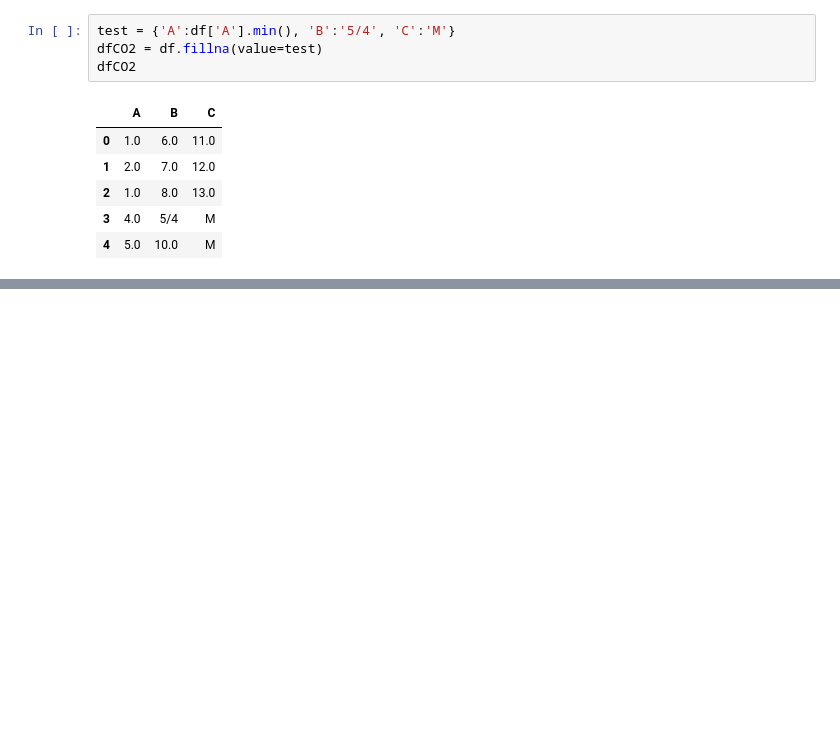
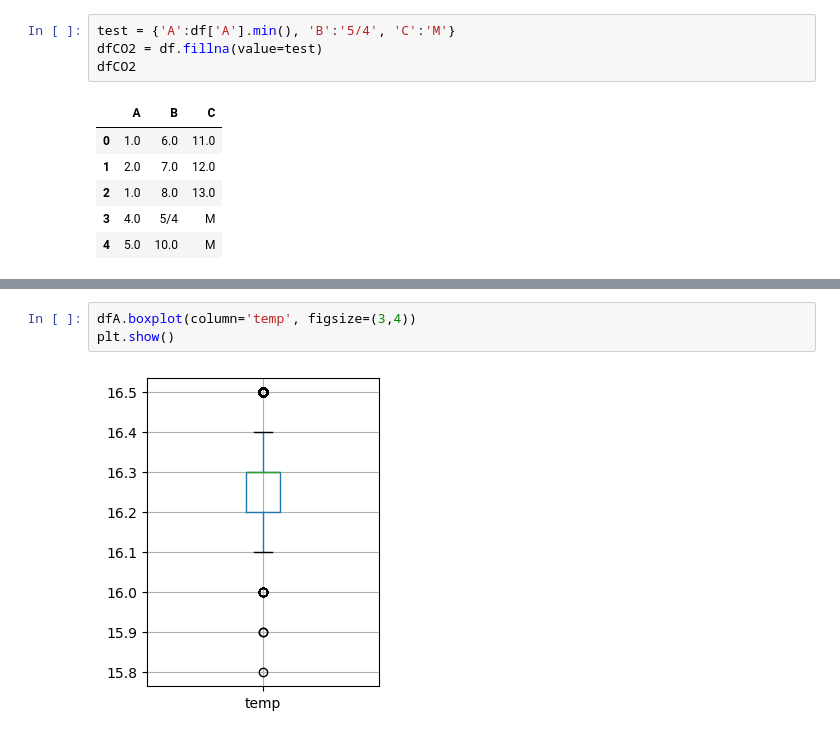
Before and after one commit to hanjaek/Data_Analysis, a Jupyter notebook: M2/3_데이터전처리.ipynb, the cells around one changed output, grey strips where cells are left out. Drawn from its saved outputs; the diff is of its cells as text; blank space fills up the shorter version.

```diff
--- a/M2/3_데이터전처리.ipynb
+++ b/M2/3_데이터전처리.ipynb
@@ -251,0 +341,5 @@ dfCO2
+# %%
+dfA.boxplot(column='temp', figsize=(3,4))
+plt.show()
+# %% [output]
+[figure, added]
```
Also changed, not shown: parts of 39 cells of this notebook.
